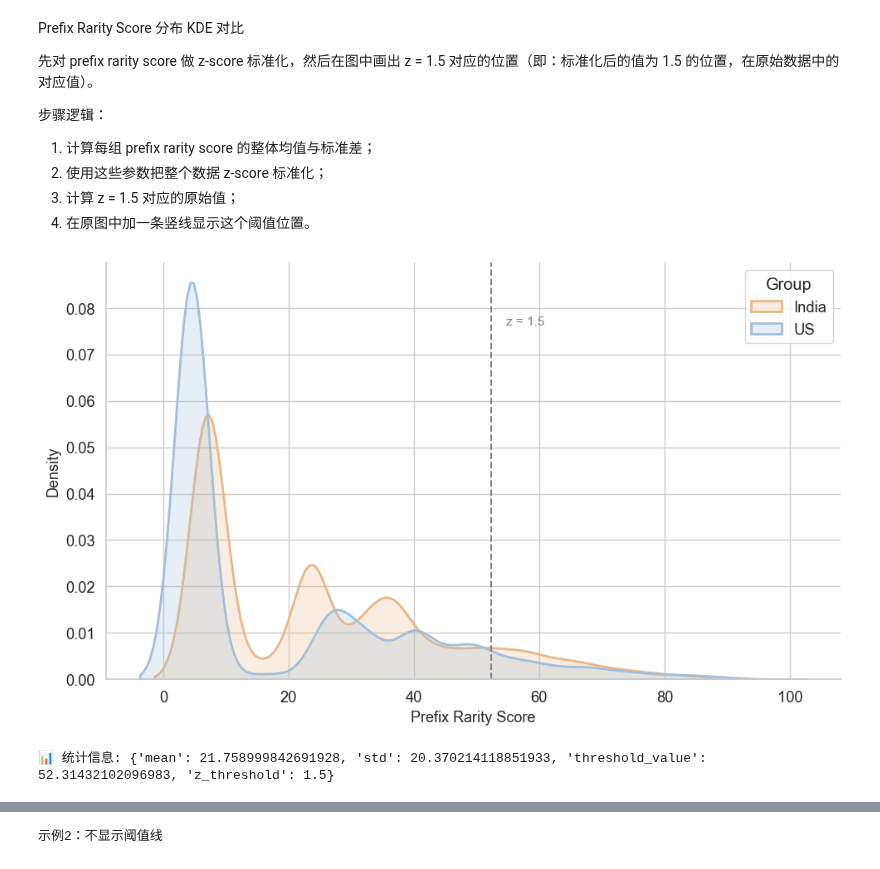
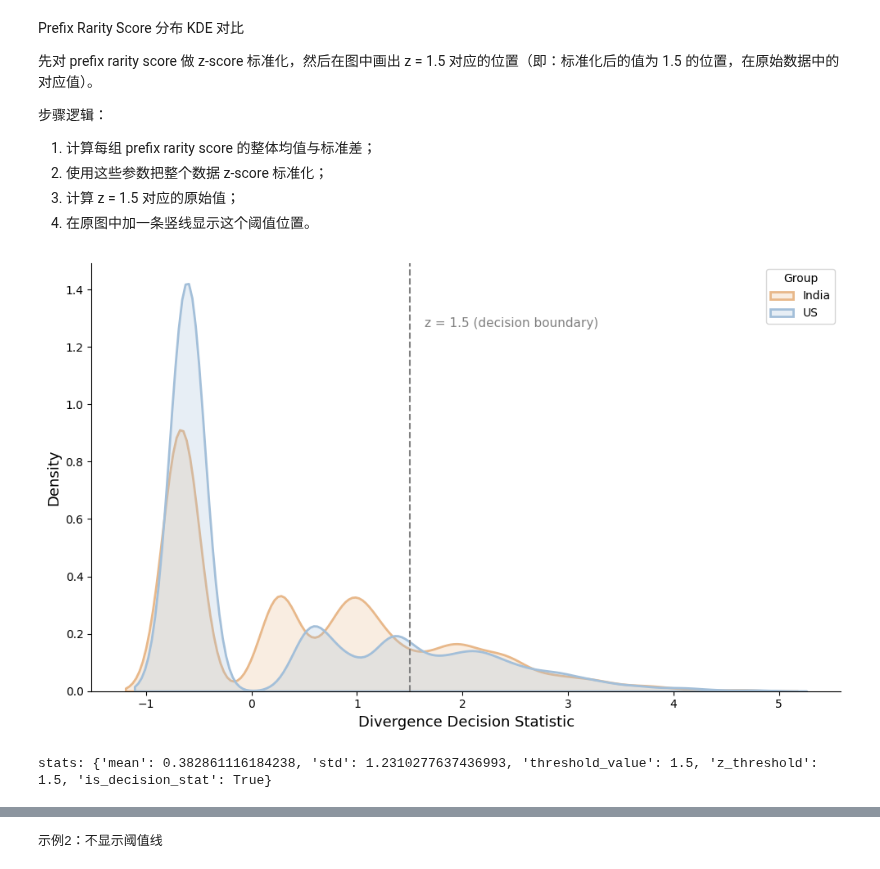
Before and after one commit to sdaza/Sequenzo, a Jupyter notebook: original_datasets_and_cleaning/qiqi/250808_tree/01_tree_tests.ipynb, the cells around one changed output, grey strips where cells are left out. Drawn from its saved outputs; the diff is of its cells as text; code cells hidden in the pictures.

```diff
--- a/original_datasets_and_cleaning/qiqi/250808_tree/01_tree_tests.ipynb
+++ b/original_datasets_and_cleaning/qiqi/250808_tree/01_tree_tests.ipynb
@@ -208,27 +208,31 @@ Prefix Rarity Score 分布 KDE 对比
 3. 计算 z = 1.5 对应的原始值；
 4. 在原图中加一条竖线显示这个阈值位置。
 # %%
-# 🎉 使用新的通用可视化函数！
-# 演示 plot_prefix_rarity_distribution 的各种用法
+from sequenzo import IndividualDivergence, plot_prefix_rarity_distribution
+import numpy as np
 
-# 首先重新导入以获取新函数
-from sequenzo import plot_prefix_rarity_distribution
+# 1) 分组各自建模（组内做列向 z 标准化）
+indiv_india = india_model
+indiv_us    = us_model
 
-# 示例1：多组对比，带阈值线（你现在正在使用的效果）
-data_dict = {
-    "India": india_df["prefix_rarity_score"].tolist(),
-    "US": us_df["prefix_rarity_score"].tolist()
-}
+india_stat = indiv_india.compute_standardized_rarity_score(min_t=3, window=1)
+us_stat    = indiv_us.compute_standardized_rarity_score(min_t=3, window=1)
 
-stats = plot_prefix_rarity_distribution(
-    data=data_dict,
-    colors={"India": "#E8B88A", "US": "#A3BFD9"},
-    show_threshold=True,
+# 可自检：判定与统计量一致
+flags_india = indiv_india.compute_diverged(z_threshold=1.5, min_t=3, window=1)
+flags_us    = indiv_us.compute_diverged(z_threshold=1.5, min_t=3, window=1)
+assert ((np.array(india_stat) >= 1.5) == np.array(flags_india)).all()
+assert ((np.array(us_stat)    >= 1.5) == np.array(flags_us)).all()
+
+# 2) 画图：竖线就是决策边界
+# 绘制分布图，竖线现在真正代表分类边界
+plot_prefix_rarity_distribution(
+    data={"India": india_stat, "US": us_stat},
+    is_standardized_score=True,  # 关键参数！
     z_threshold=1.5,
-    save_as="rarity_distribution_with_threshold"
+    threshold_label="z = 1.5 (divergence boundary)",
+    save_as="standardized_rarity_comparison"
 )
-
-print("📊 统计信息:", stats)
 # %% [output]
-[figure, old version]
+[figure, new version]
-📊 统计信息: {'mean': 21.758999842691928, 'std': 20.370214118851933, 'threshold_value': 52.31432102096983, 'z_threshold': 1.5}
+stats: {'mean': 0.382861116184238, 'std': 1.2310277637436993, 'threshold_value': 1.5, 'z_threshold': 1.5, 'is_decision_stat': True}
```
Also changed, not shown: parts of 1 cell of this notebook, 9 other files.
